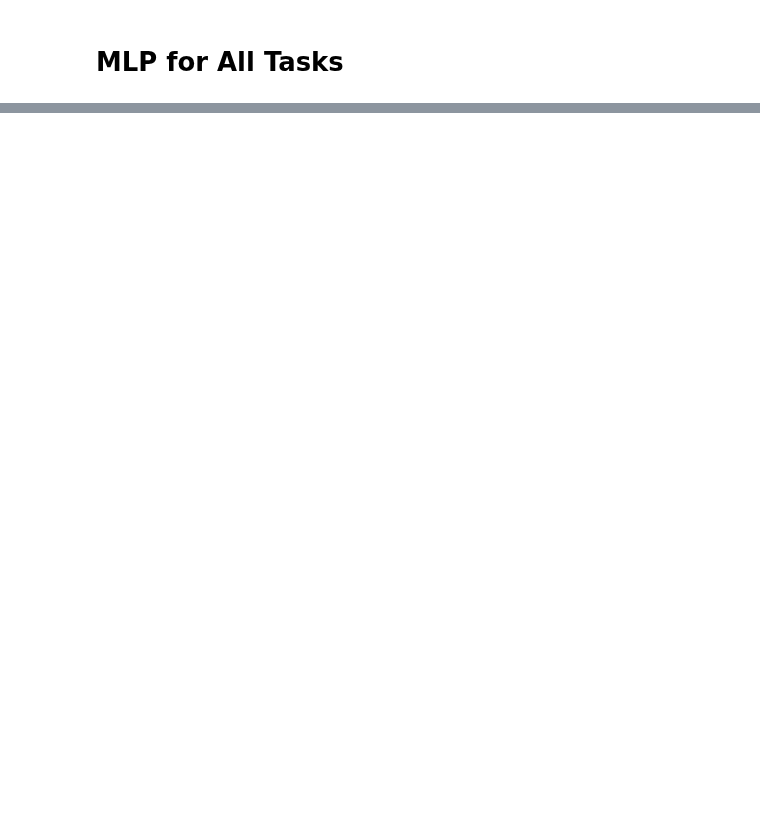
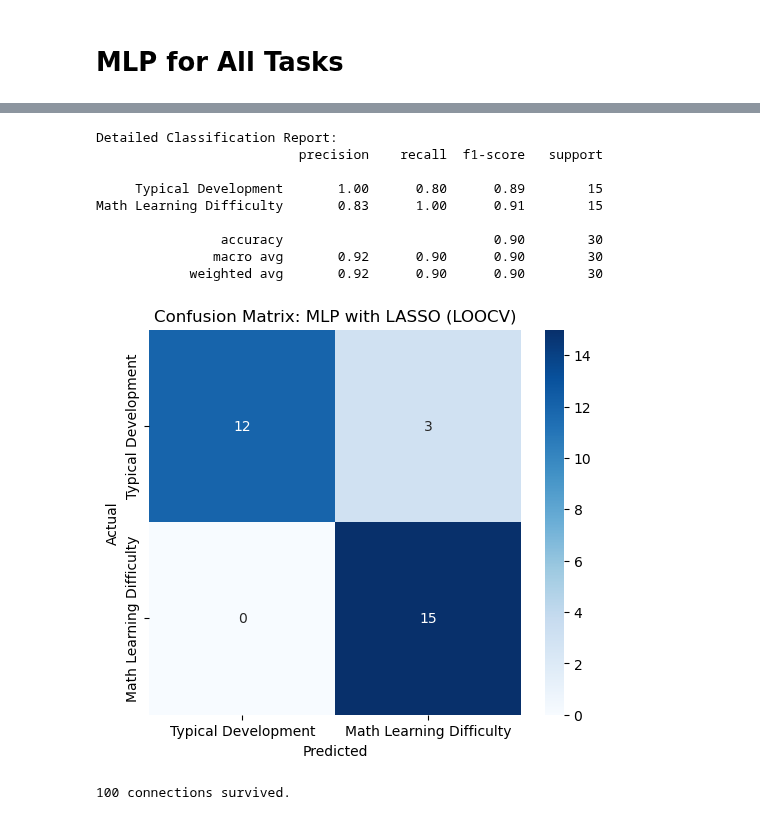
Before and after one commit to JJChong777/brain-math, a Jupyter notebook: MLP.ipynb, the cells around one changed output, grey strips where cells are left out. Saved outputs shown, nothing was run; the diff lists cells and outputs as text; code cells hidden in the pictures; blank space fills up the shorter version.

```diff
--- a/MLP.ipynb
+++ b/MLP.ipynb
@@ -787,0 +282,17 @@ Rank 10: Score 0.3632 | 7Networks_LH_SalVentAttn_Med_4 <-> 7Networks_RH_Default_
+# %%
+plt_confusion_matrix(all_test_labels_m, all_test_preds_m)
+# %% [output]
+Detailed Classification Report:
+                          precision    recall  f1-score   support
+
+     Typical Development       1.00      0.80      0.89        15
+Math Learning Difficulty       0.83      1.00      0.91        15
+
+                accuracy                           0.90        30
+               macro avg       0.92      0.90      0.90        30
+            weighted avg       0.92      0.90      0.90        30
+[figure, added]
+# %%
+get_winning_conn(feature_weights_m, selected_indices_m)
+# %% [output]
+100 connections survived.
```
Also changed, not shown: parts of 49 cells of this notebook, 2 other files.
